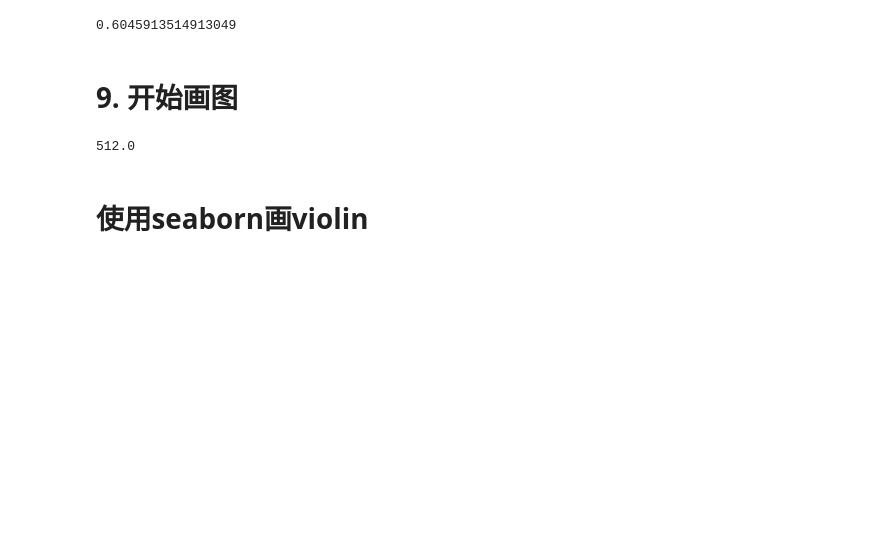
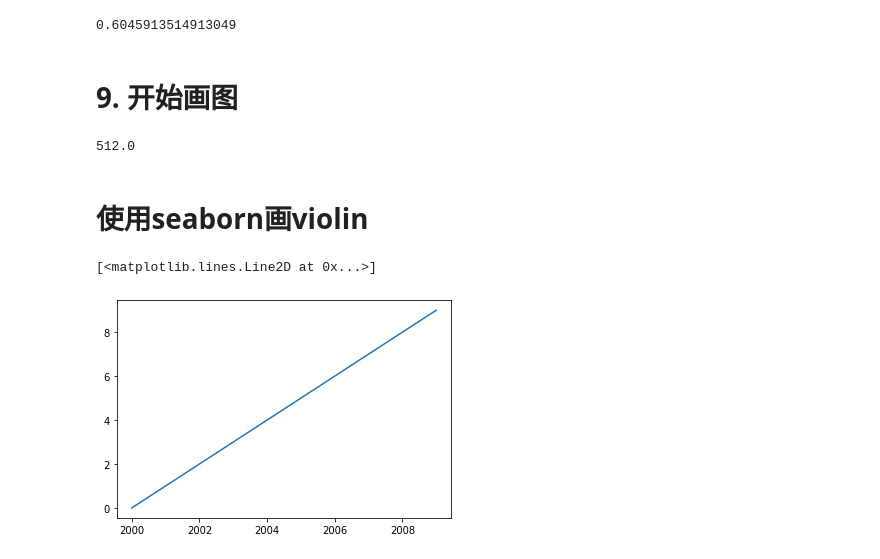
Before and after one commit to techyoung-edu/sleepmonitor, a Jupyter notebook: data2frames.ipynb, the cells around one changed output. Drawn from its saved outputs; the diff is of its cells as text; code cells hidden in the pictures; blank space fills up the shorter version.

```diff
--- a/data2frames.ipynb
+++ b/data2frames.ipynb
@@ -452,0 +455,5 @@ for k in tqdm(range(CONST_MIN_K, acc_list.size)):  # start form 1024, shift 8 ev
+# %%
+plt.plot(np.arange(2000, 2010), range(10))
+# %% [output]
+[<matplotlib.lines.Line2D at 0x...>]
+[figure, added]
```
Also changed, not shown: parts of 5 cells of this notebook.
